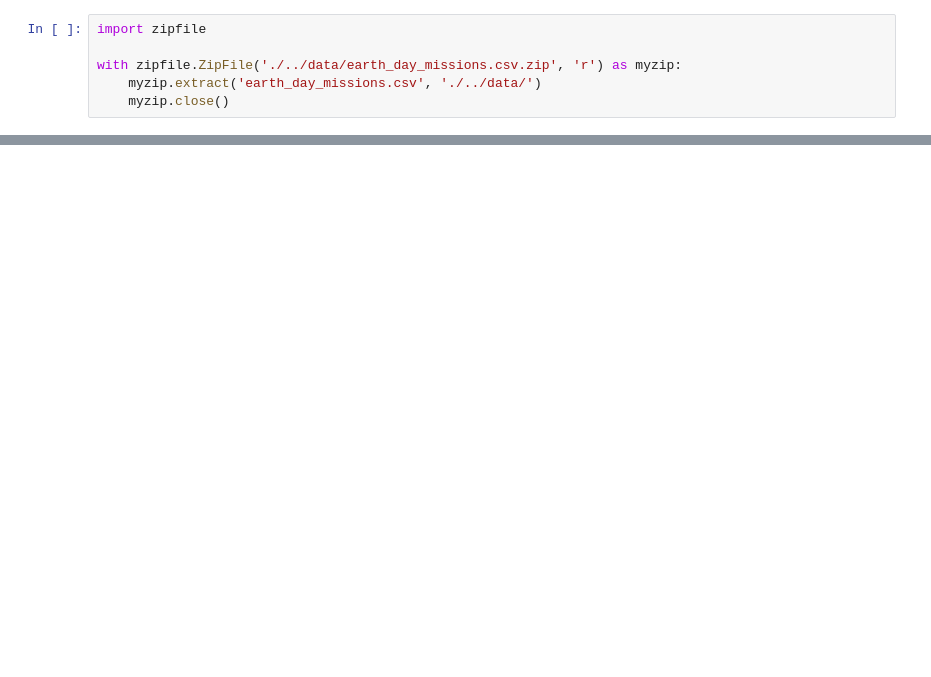
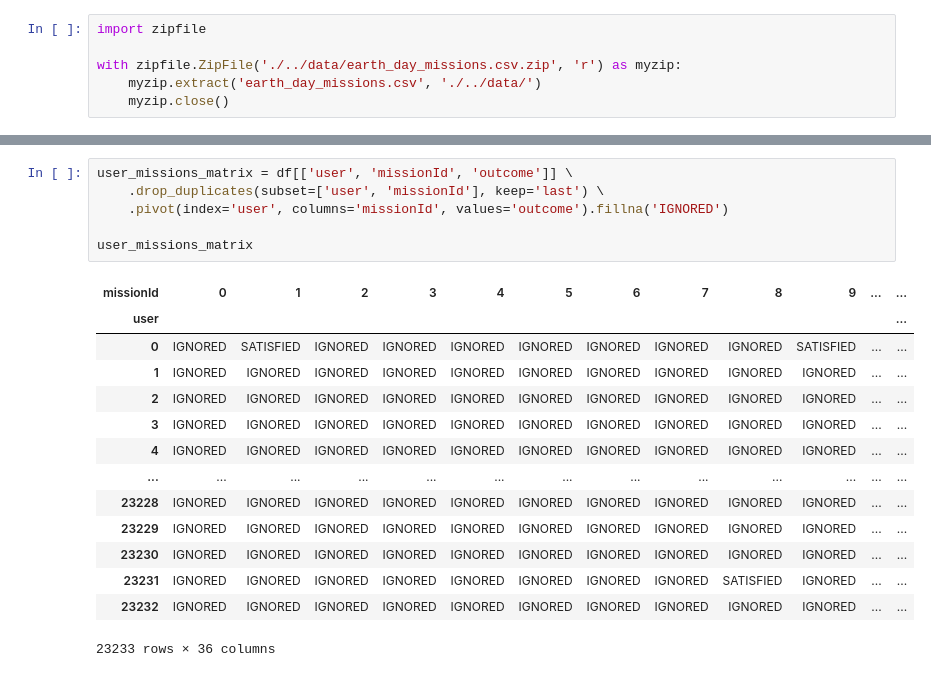
Before and after one commit to rik1599/playngo_challenge_generator, a Jupyter notebook: notebooks/EarthDay.ipynb, the cells around one changed output, grey strips where cells are left out. Drawn from its saved outputs; the diff is of its cells as text; blank space fills up the shorter version.

```diff
--- a/notebooks/EarthDay.ipynb
+++ b/notebooks/EarthDay.ipynb
@@ -78,0 +87,21 @@ plt.tight_layout()
+# %%
+user_missions_matrix = df[['user', 'missionId', 'outcome']] \
+    .drop_duplicates(subset=['user', 'missionId'], keep='last') \
+    .pivot(index='user', columns='missionId', values='outcome').fillna('IGNORED')
+
+user_missions_matrix
+# %% [output]
+| missionId | 0 | 1 | 2 | 3 | 4 | 5 | 6 | 7 | 8 | 9 | ... | ... |
+| user |  |  |  |  |  |  |  |  |  |  |  | ... |
+| 0 | IGNORED | SATISFIED | IGNORED | IGNORED | IGNORED | IGNORED | IGNORED | IGNORED | IGNORED | SATISFIED | ... | ... |
+| 1 | IGNORED | IGNORED | IGNORED | IGNORED | IGNORED | IGNORED | IGNORED | IGNORED | IGNORED | IGNORED | ... | ... |
+| 2 | IGNORED | IGNORED | IGNORED | IGNORED | IGNORED | IGNORED | IGNORED | IGNORED | IGNORED | IGNORED | ... | ... |
+| 3 | IGNORED | IGNORED | IGNORED | IGNORED | IGNORED | IGNORED | IGNORED | IGNORED | IGNORED | IGNORED | ... | ... |
+| 4 | IGNORED | IGNORED | IGNORED | IGNORED | IGNORED | IGNORED | IGNORED | IGNORED | IGNORED | IGNORED | ... | ... |
+| ... | ... | ... | ... | ... | ... | ... | ... | ... | ... | ... | ... | ... |
+| 23228 | IGNORED | IGNORED | IGNORED | IGNORED | IGNORED | IGNORED | IGNORED | IGNORED | IGNORED | IGNORED | ... | ... |
+| 23229 | IGNORED | IGNORED | IGNORED | IGNORED | IGNORED | IGNORED | IGNORED | IGNORED | IGNORED | IGNORED | ... | ... |
+| 23230 | IGNORED | IGNORED | IGNORED | IGNORED | IGNORED | IGNORED | IGNORED | IGNORED | IGNORED | IGNORED | ... | ... |
+| 23231 | IGNORED | IGNORED | IGNORED | IGNORED | IGNORED | IGNORED | IGNORED | IGNORED | SATISFIED | IGNORED | ... | ... |
+| 23232 | IGNORED | IGNORED | IGNORED | IGNORED | IGNORED | IGNORED | IGNORED | IGNORED | IGNORED | IGNORED | ... | ... |
+23233 rows × 36 columns
```
Also changed, not shown: parts of 11 cells of this notebook.
